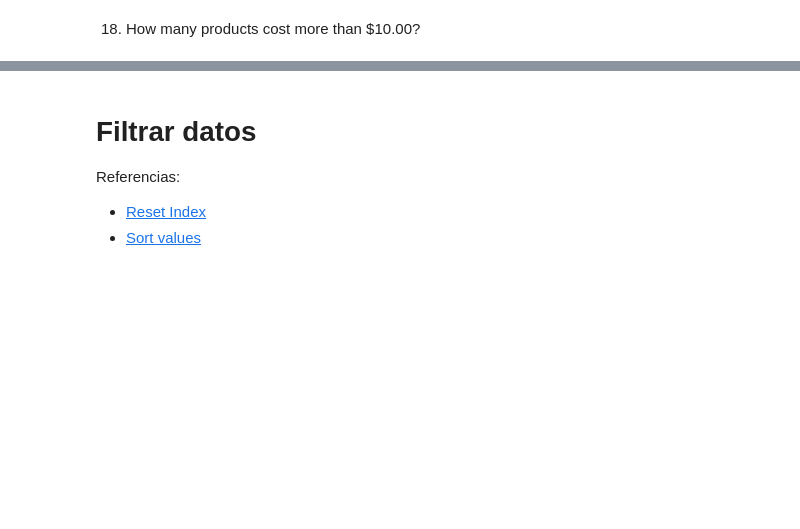
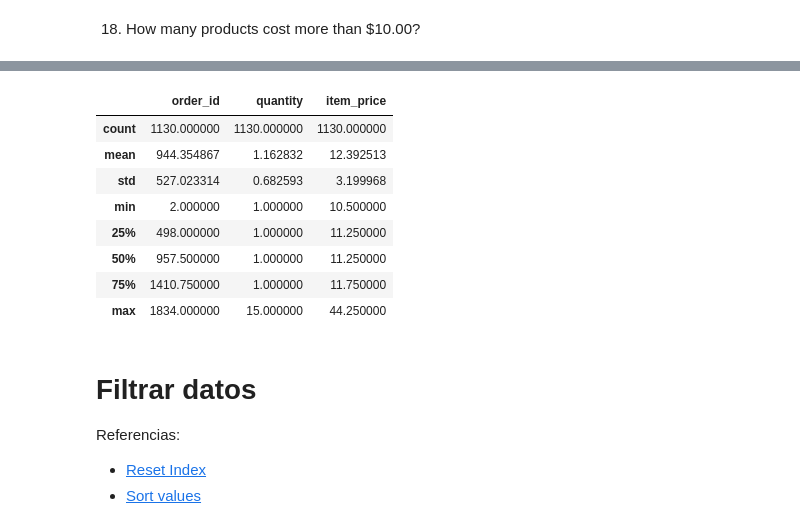
Before and after one commit to Jesenrique/CEIA_Analisis_de_datos, a Jupyter notebook: clase_1/practicas/AdA_02_Pandas_Basics.ipynb, the cells around one changed output, grey strips where cells are left out. Saved outputs shown, nothing was run; the diff lists cells and outputs as text; code cells hidden in the pictures; blank space fills up the shorter version.

```diff
--- a/clase_1/practicas/AdA_02_Pandas_Basics.ipynb
+++ b/clase_1/practicas/AdA_02_Pandas_Basics.ipynb
@@ -217,3 +235,15 @@ Name: order_id, Length: 1834, dtype: int64
+# %%
+df.loc[df["item_price"]>10,].describe()
+# %% [output]
+|  | order_id | quantity | item_price |
+| count | 1130.000000 | 1130.000000 | 1130.000000 |
+| mean | 944.354867 | 1.162832 | 12.392513 |
+| std | 527.023314 | 0.682593 | 3.199968 |
+| min | 2.000000 | 1.000000 | 10.500000 |
+| 25% | 498.000000 | 1.000000 | 11.250000 |
+| 50% | 957.500000 | 1.000000 | 11.250000 |
+| 75% | 1410.750000 | 1.000000 | 11.750000 |
+| max | 1834.000000 | 15.000000 | 44.250000 |
 # %% [markdown]
 # Filtrar datos
 Referencias:
```
Also changed, not shown: parts of 20 cells of this notebook, 1 other file.
